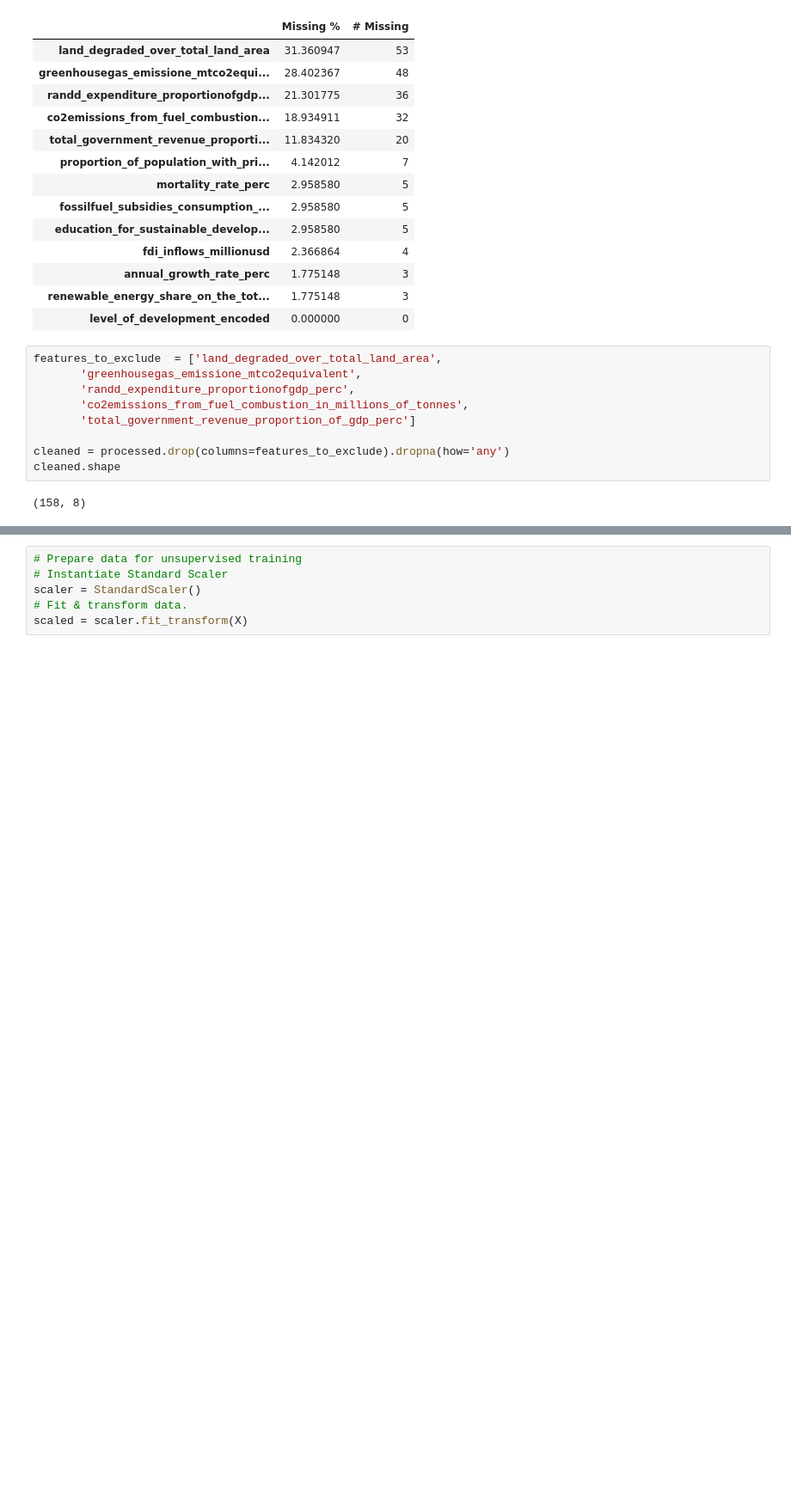
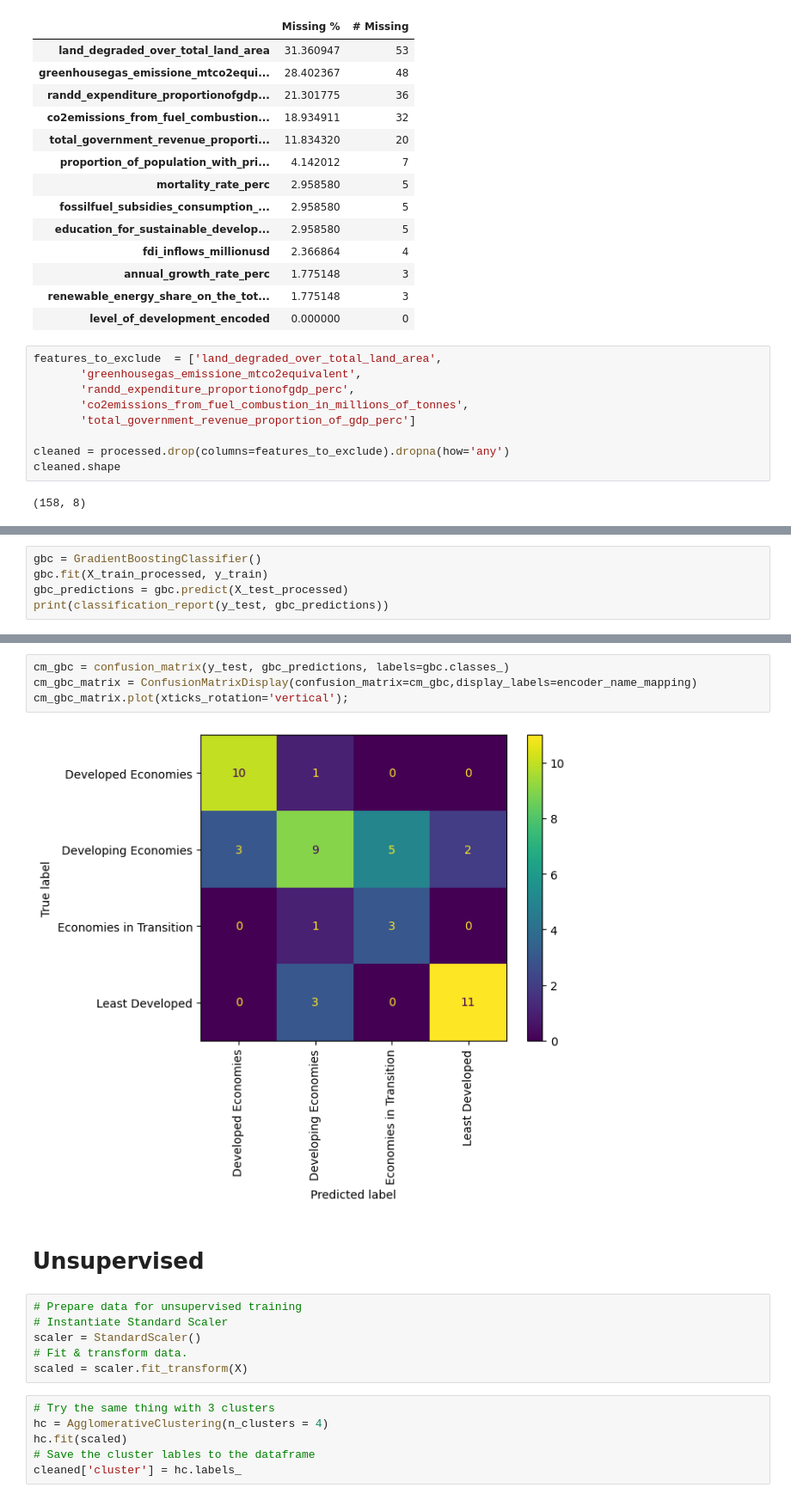
Before and after one commit to davidromeropro/Sustainability-of-Countries, a Jupyter notebook: ONU_Sustainability_of_Countries.ipynb, the cells around one changed output, grey strips where cells are left out. Shown at 86% size. Drawn from its saved outputs; the diff is of its cells as text; blank space fills up the shorter version.

Commit message:
Testing of  supervised and unsupervised models

```diff
--- a/ONU_Sustainability_of_Countries.ipynb
+++ b/ONU_Sustainability_of_Countries.ipynb
@@ -309,0 +370,5 @@ X_train, X_test, y_train, y_test = train_test_split(X, y, random_state=0, test_s
+# %%
+gbc = GradientBoostingClassifier()
+gbc.fit(X_train_processed, y_train)
+gbc_predictions = gbc.predict(X_test_processed)
+print(classification_report(y_test, gbc_predictions))
@@ -310,6 +405,20 @@ X_train, X_test, y_train, y_test = train_test_split(X, y, random_state=0, test_s
+# %%
+cm_gbc = confusion_matrix(y_test, gbc_predictions, labels=gbc.classes_)
+cm_gbc_matrix = ConfusionMatrixDisplay(confusion_matrix=cm_gbc,display_labels=encoder_name_mapping)
+cm_gbc_matrix.plot(xticks_rotation='vertical');
+# %% [output]
+[figure, added]
+# %% [markdown]
+# Unsupervised
 # %%
 # Prepare data for unsupervised training
 # Instantiate Standard Scaler
 scaler = StandardScaler()
 # Fit & transform data.
 scaled = scaler.fit_transform(X)
+# %%
+# Try the same thing with 3 clusters
+hc = AgglomerativeClustering(n_clusters = 4)
+hc.fit(scaled)
+# Save the cluster lables to the dataframe
+cleaned['cluster'] = hc.labels_
```
Also changed, not shown: parts of 21 cells of this notebook.
